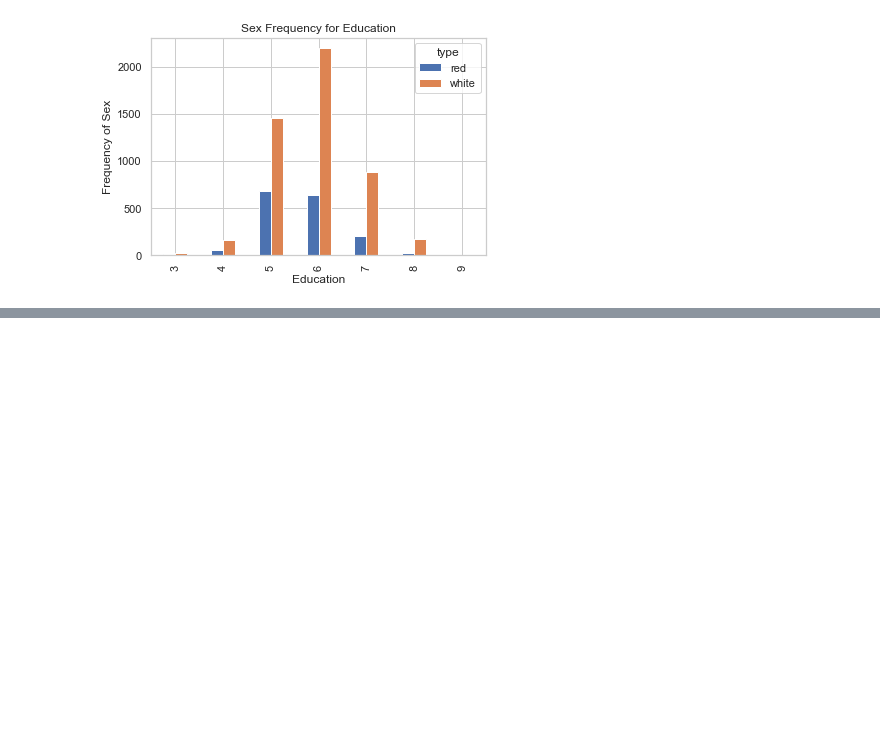
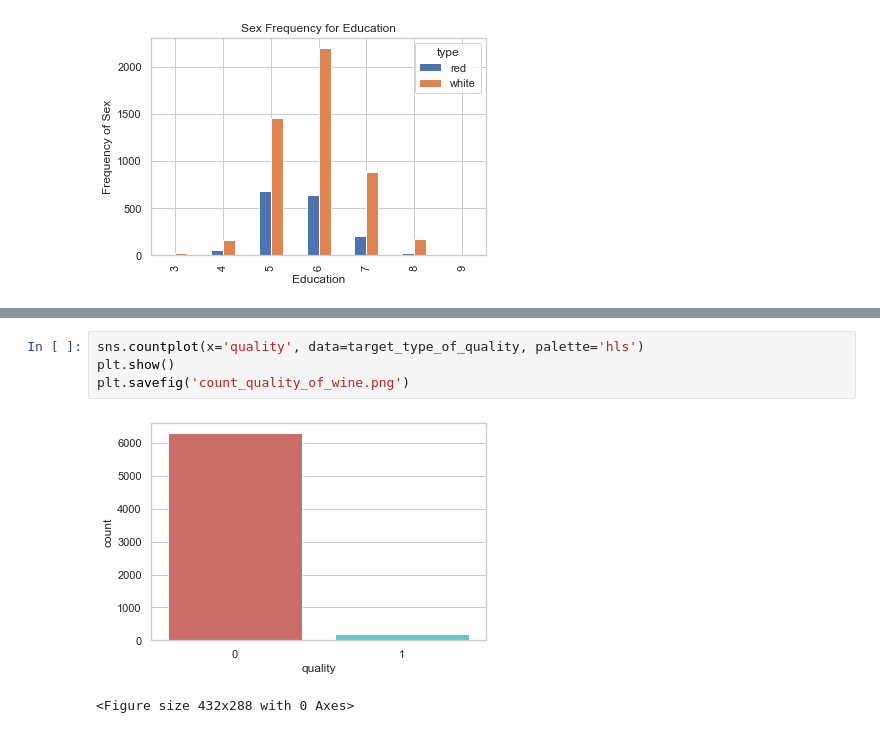
Before and after one commit to samuelroiz/Wine_Qlt, a Jupyter notebook: data_read.ipynb, the cells around one changed output, grey strips where cells are left out. Drawn from its saved outputs; the diff is of its cells as text; blank space fills up the shorter version.

Commit message:
Updated code. Added images.

```diff
--- a/data_read.ipynb
+++ b/data_read.ipynb
@@ -755,0 +772,7 @@ Text(0, 0.5, 'Frequency of Sex')
+# %%
+sns.countplot(x='quality', data=target_type_of_quality, palette='hls')
+plt.show()
+plt.savefig('count_quality_of_wine.png')
+# %% [output]
+[figure, added]
+<Figure size 432x288 with 0 Axes>
```
Also changed, not shown: parts of 1 cell of this notebook, 22 other files.
